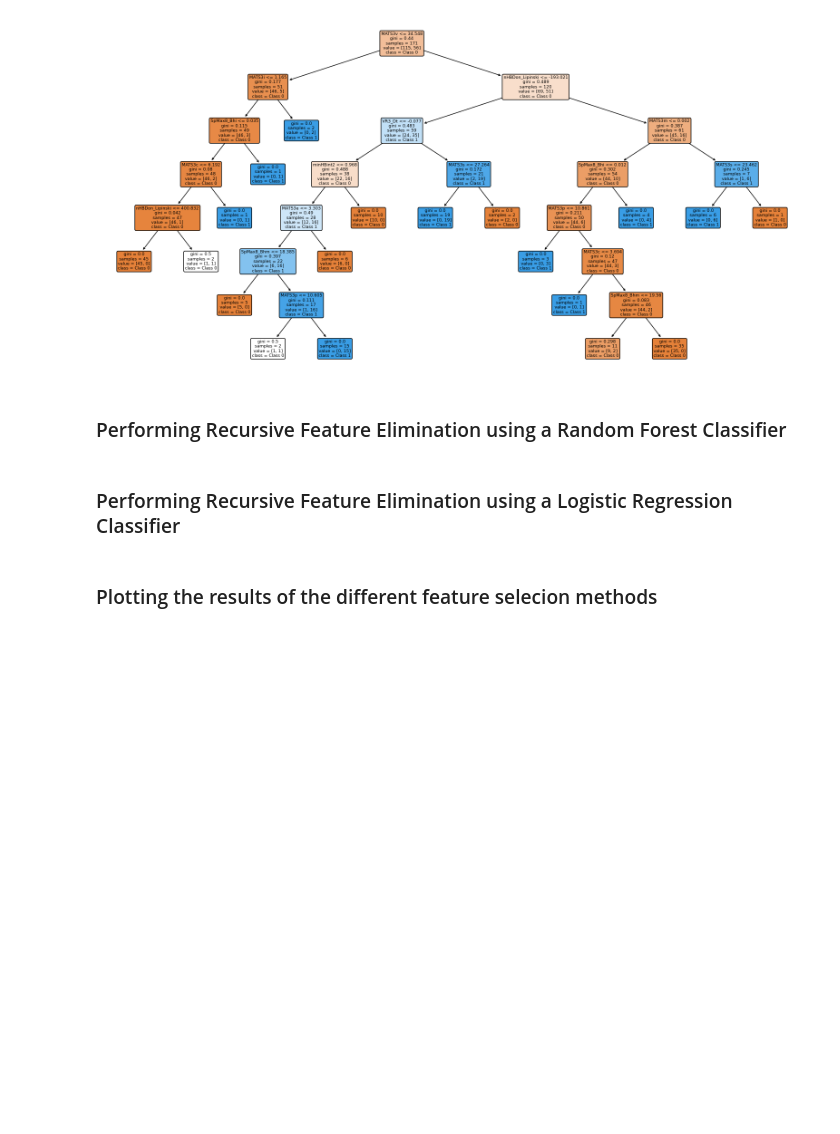
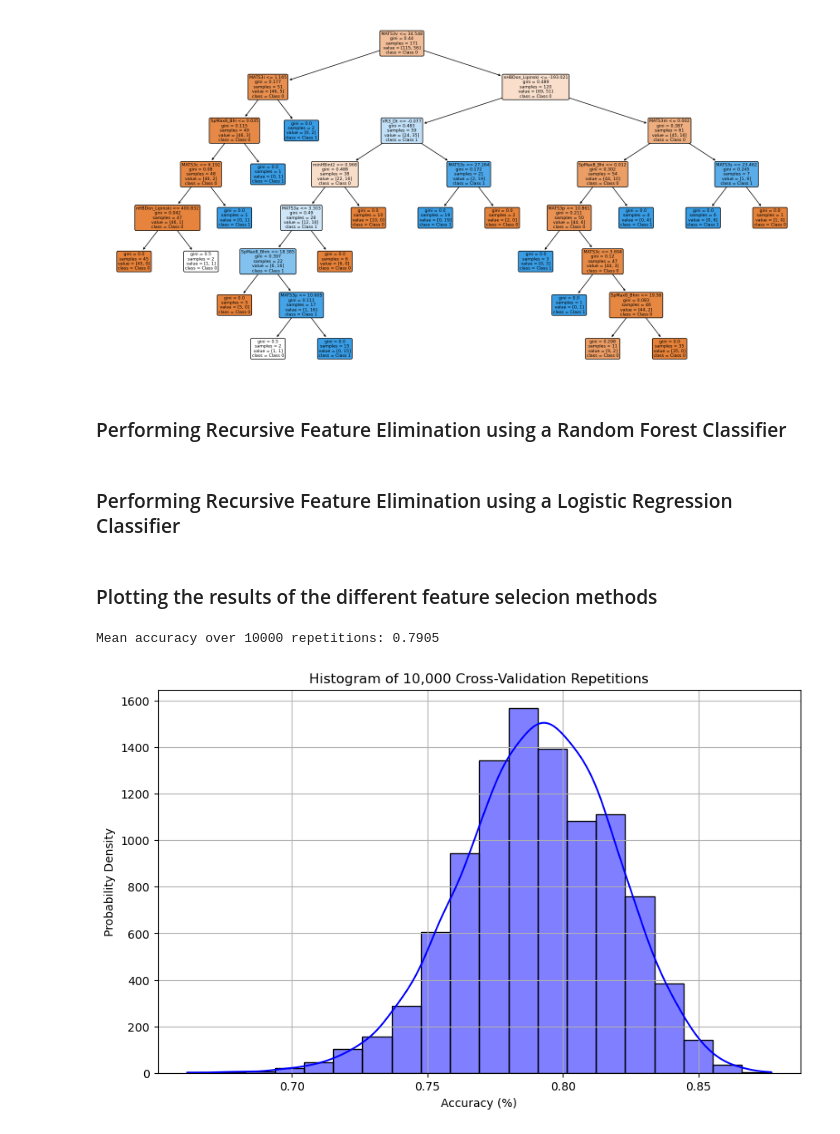
Before and after one commit to MaxVanHout/MSB1015, a Jupyter notebook: feature_selection.ipynb, the cells around one changed output. Saved outputs shown, nothing was run; the diff lists cells and outputs as text; code cells hidden in the pictures; blank space fills up the shorter version.

Commit message:
Adding 10000 repetitions of CV

```diff
--- a/feature_selection.ipynb
+++ b/feature_selection.ipynb
@@ -72,4 +73,4 @@ param_grid = {
     'min_samples_split': list(range(2, 5)),
     'max_features': list(range(10, 20))
 }
-results_dtc, best_model = recursive_feature_elimination(X, y, dtc, skf, param_grid)
+results_dtc, best_model_dtc = recursive_feature_elimination(X, y, dtc, skf, param_grid)
@@ -188 +191,36 @@ plt.legend()
 plt.show()
+# %%
+# Create a new dataframe with all the selected features from the optimal dtc
+X_selected = X[['MDEC-23', 'MDEC-22', 'VR2_Dzs', 'ATSC3v', 'SpMax7_Bhm', 'BCUTp-1l', 'SC-5', 'AATSC5c', 'ATSC5e', 'hmin', 'VE2_Dzp', 'WTPT-3']]
+# Use 10-fold cross-validation as an example (this can be adjusted based on your data)
+cv = StratifiedKFold(n_splits=10, shuffle=True)
+n_repetitions = 10000
+scores = []
+
+# Loop to perform cross-validation 10,000 times
+for i in range(n_repetitions):
+    # Perform cross-validation and store the scores of each run
+    cv_scores = cross_val_score(best_model_dtc, X_selected, y, cv=cv, scoring='accuracy', n_jobs=-1)
+    scores.append(np.mean(cv_scores))
+
+# Convert scores to a numpy array for easier calculations
+scores = np.array(scores)
+
+# Calculate the overall mean accuracy and standard deviation
+mean_accuracy = np.mean(scores)
+std_accuracy = np.std(scores)
+
+print(f"Mean accuracy over {n_repetitions} repetitions: {mean_accuracy:.4f}")
+# %% [output]
+Mean accuracy over 10000 repetitions: 0.7905
+# %%
+# Create a histogram using seaborn
+plt.figure(figsize=(10,6))  # Set the figure size
+sns.histplot(scores, bins=20, kde=True, color='blue')  # kde=True adds a Kernel Density Estimate curve
+plt.title('Histogram of 10,000 Cross-Validation Repetitions')
+plt.xlabel('Accuracy (%)')
+plt.ylabel('Probability Density')
+plt.grid()
+plt.show()
+# %% [output]
+[figure, added]
```
Also changed, not shown: parts of 6 cells of this notebook.
